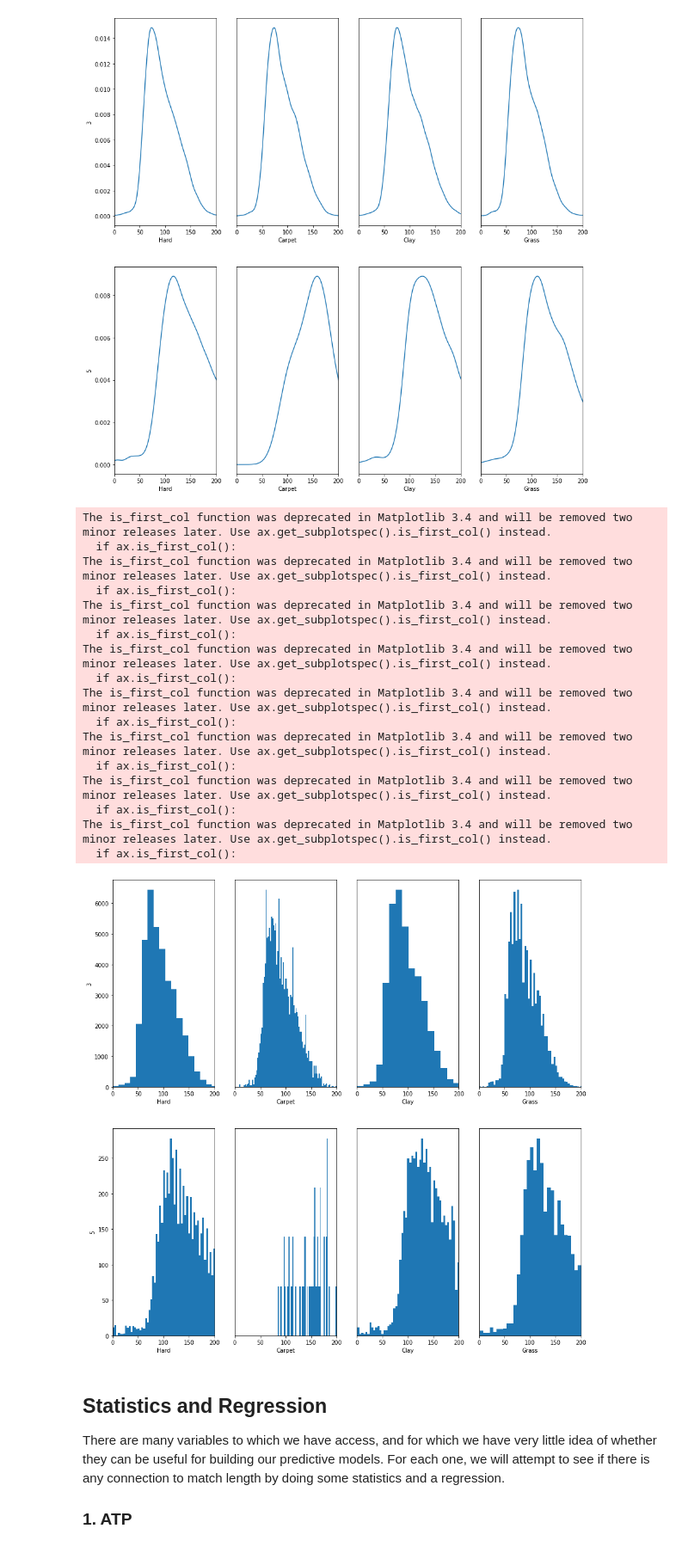
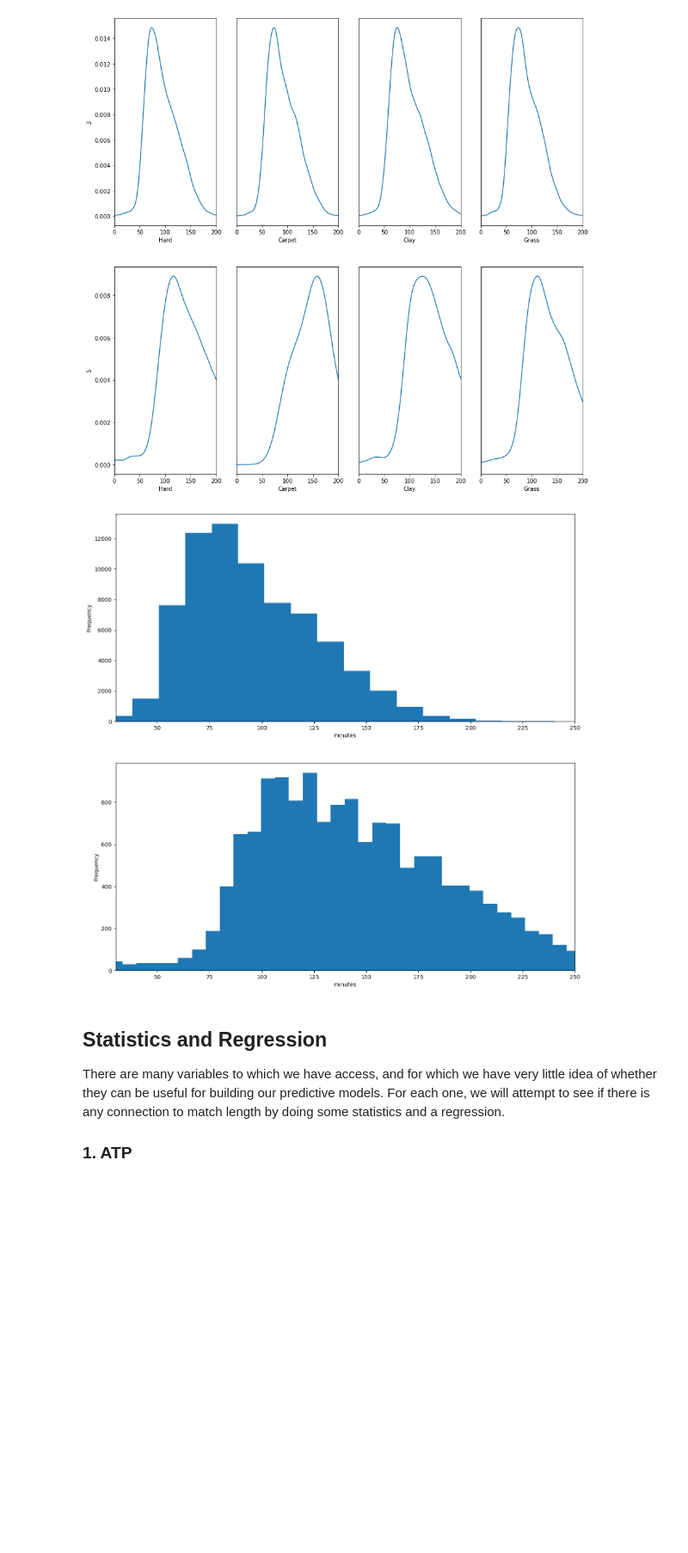
Before and after one commit to leobeuque/PDI-Tennis, a Jupyter notebook: key-variable-analysis_leo.ipynb, the cells around one changed output. Shown at 86% size. Saved outputs shown, nothing was run; the diff lists cells and outputs as text; code cells hidden in the pictures; blank space fills up the shorter version.

```diff
--- a/key-variable-analysis_leo.ipynb
+++ b/key-variable-analysis_leo.ipynb
@@ -158,41 +192,20 @@ The is_first_col function was deprecated in Matplotlib 3.4 and will be removed t
 # %%
 best_of_list = ATP['best_of'].unique()
 surface_type_list = ATP["surface"].unique()
-fig, axes = plt.subplots(len(best_of_list), len(surface_type_list), figsize=(15, 15))
+fig, axes = plt.subplots(len(best_of_list), 1, figsize=(15, 15))
 
 for row, best_of in enumerate(best_of_list):
-    for col, surface_type in enumerate(surface_type_list):
-        current_ATP = ATP[ATP['best_of'] == best_of]
-        current_ATP = current_ATP[current_ATP['surface'] == surface_type]
-        #ATP_bo3 = ATP_bo3.dropna(subset=['rank_diff'])
-        ax = axes[row,col]
-        current_ATP['minutes'].plot.hist(bins=100, ax=ax)
-        ax.set_xlim([30, 250])
-        #ax.set_title('Axis [1, 1]')
-        if col == 0:
-            ax.set(xlabel=surface_type, ylabel=best_of)
-        else:
-            ax.set(xlabel=surface_type)
-            x_axis = ax.axes.get_yaxis()
-            x_axis.set_visible(False)
+
+    current_ATP = ATP[ATP['best_of'] == best_of]
+    # current_ATP = current_ATP[current_ATP['surface'] == surface_type]
+    #ATP_bo3 = ATP_bo3.dropna(subset=['rank_diff'])
+    ax = axes[row]
+    current_ATP['minutes'].plot.hist(bins=100, ax=ax)
+    ax.set_xlim([30, 250])
+    ax.set_xlabel('minutes')
+    #ax.set_title('Axis [1, 1]')
 # %% [output]
-The is_first_col function was deprecated in Matplotlib 3.4 and will be removed two minor releases later. Use ax.get_subplotspec().is_first_col() instead.
-  if ax.is_first_col():
-The is_first_col function was deprecated in Matplotlib 3.4 and will be removed two minor releases later. Use ax.get_subplotspec().is_first_col() instead.
-  if ax.is_first_col():
-The is_first_col function was deprecated in Matplotlib 3.4 and will be removed two minor releases later. Use ax.get_subplotspec().is_first_col() instead.
-  if ax.is_first_col():
-The is_first_col function was deprecated in Matplotlib 3.4 and will be removed two minor releases later. Use ax.get_subplotspec().is_first_col() instead.
-  if ax.is_first_col():
-The is_first_col function was deprecated in Matplotlib 3.4 and will be removed two minor releases later. Use ax.get_subplotspec().is_first_col() instead.
-  if ax.is_first_col():
-The is_first_col function was deprecated in Matplotlib 3.4 and will be removed two minor releases later. Use ax.get_subplotspec().is_first_col() instead.
-  if ax.is_first_col():
-The is_first_col function was deprecated in Matplotlib 3.4 and will be removed two minor releases later. Use ax.get_subplotspec().is_first_col() instead.
-  if ax.is_first_col():
-The is_first_col function was deprecated in Matplotlib 3.4 and will be removed two minor releases later. Use ax.get_subplotspec().is_first_col() instead.
-  if ax.is_first_col():
-[figure, old version]
+[figure, new version]
 # %% [markdown]
 ## Statistics and Regression
 
```
Also changed, not shown: parts of 23 cells of this notebook.
